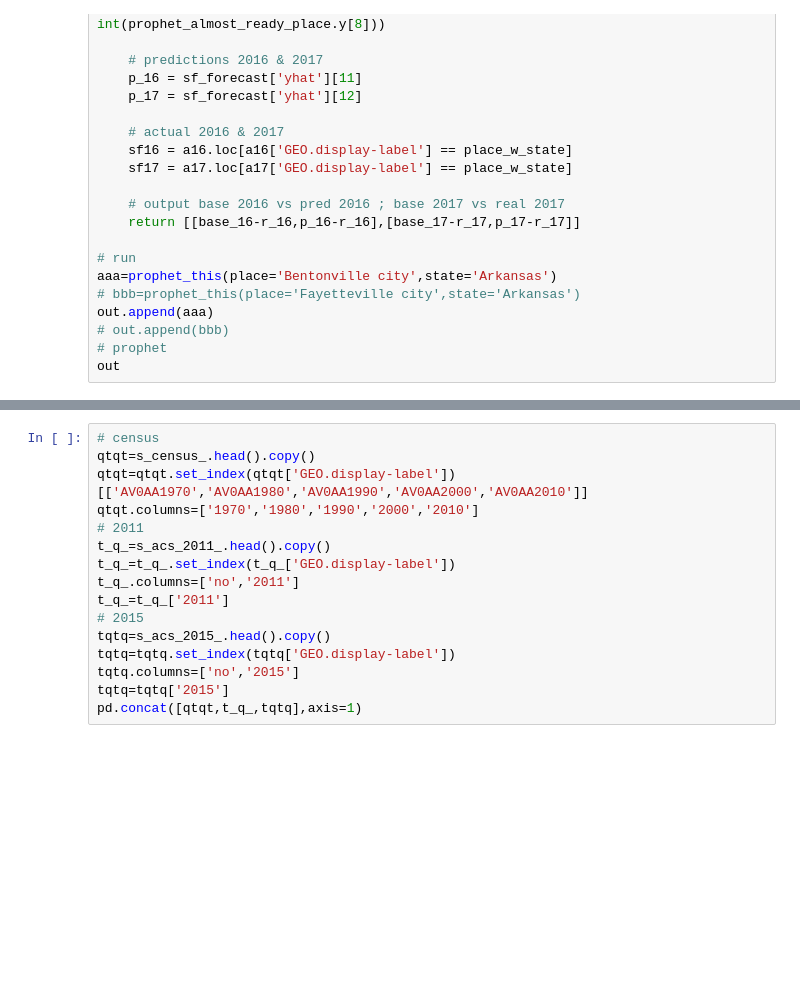
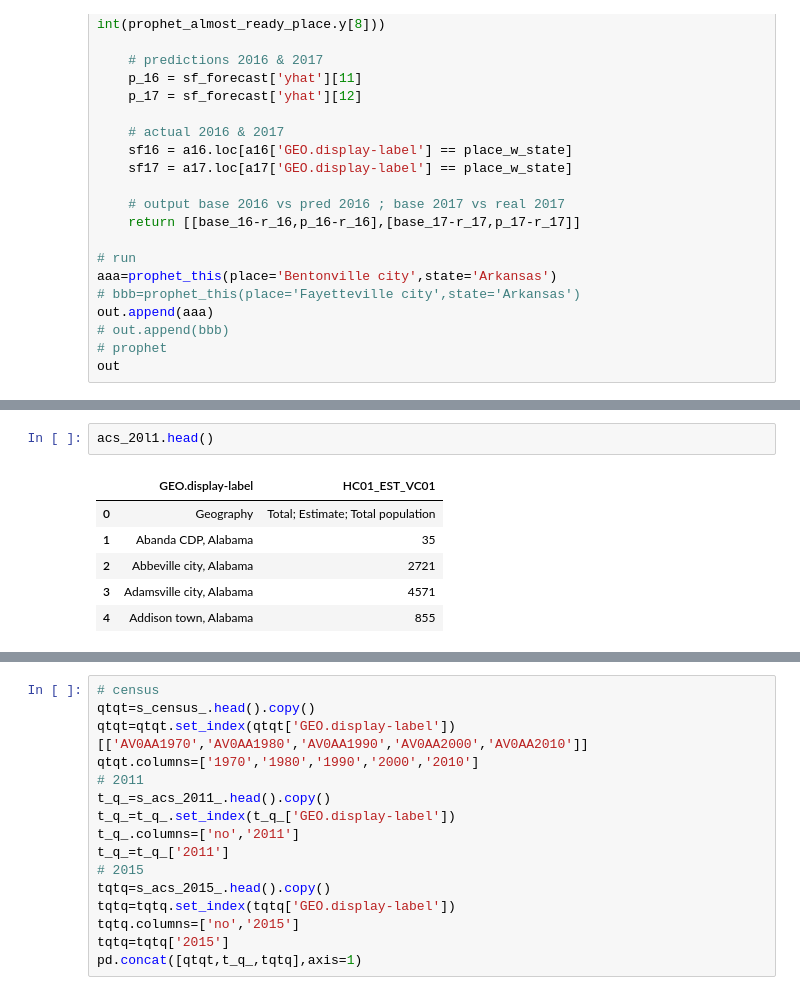
Before and after one commit to gumdropsteve/population_prophet, a Jupyter notebook: exploratory-data-analysis/timeseries/pop_by_place.ipynb, the cells around one changed output, grey strips where cells are left out. Drawn from its saved outputs; the diff is of its cells as text; blank space fills up the shorter version.

```diff
--- a/exploratory-data-analysis/timeseries/pop_by_place.ipynb
+++ b/exploratory-data-analysis/timeseries/pop_by_place.ipynb
@@ -759,0 +736,9 @@ train_df = pd.concat([s_census_,s_acs_2011_,s_acs_2012_,s_acs_2013_,s_acs_2014_,
+# %%
+acs_20l1.head()
+# %% [output]
+|  | GEO.display-label | HC01_EST_VC01 |
+| 0 | Geography | Total; Estimate; Total population |
+| 1 | Abanda CDP, Alabama | 35 |
+| 2 | Abbeville city, Alabama | 2721 |
+| 3 | Adamsville city, Alabama | 4571 |
+| 4 | Addison town, Alabama | 855 |
```
Also changed, not shown: parts of 16 cells of this notebook.
